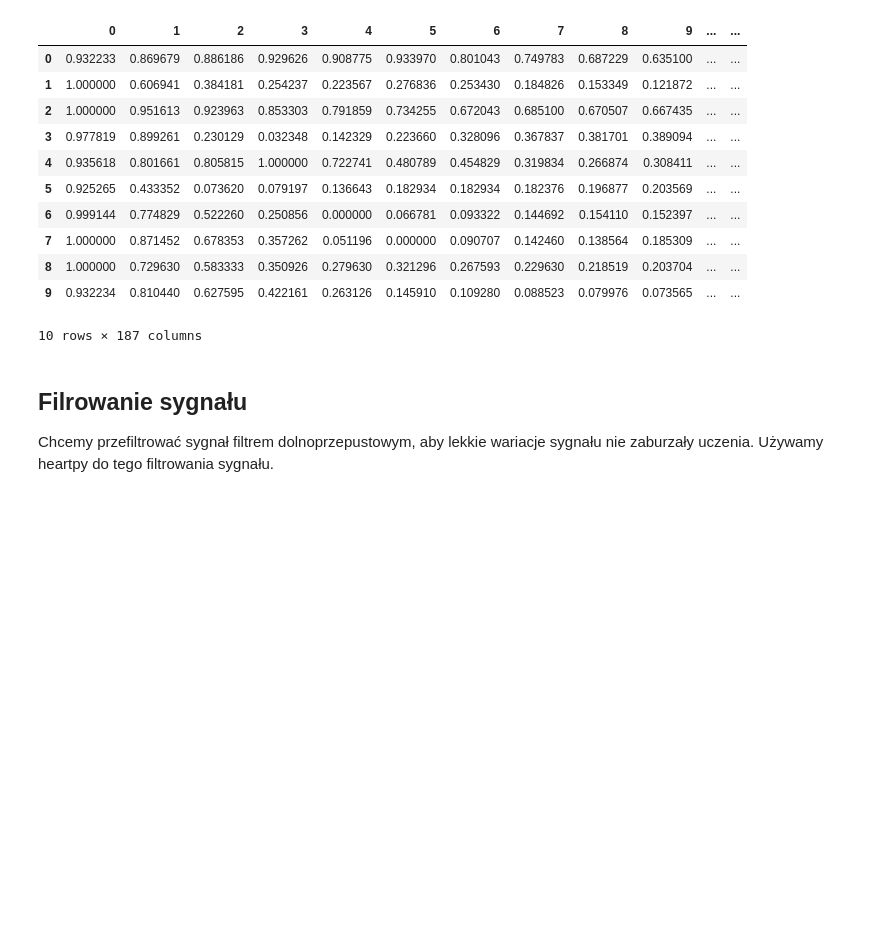
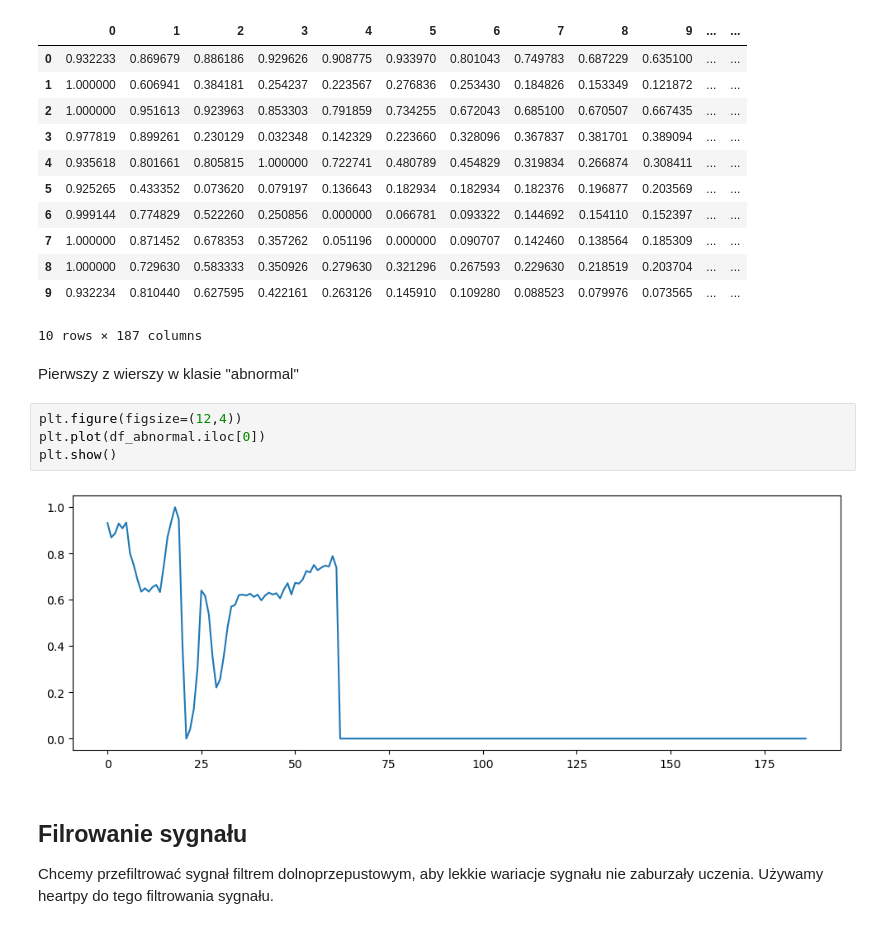
Before and after one commit to bartekbiz/ECD-Anomaly-Detection-Model, a Jupyter notebook: notebooks/ECD-Anomaly-Detection.ipynb, the cells around one changed output. Saved outputs shown, nothing was run; the diff lists cells and outputs as text; blank space fills up the shorter version.

```diff
--- a/notebooks/ECD-Anomaly-Detection.ipynb
+++ b/notebooks/ECD-Anomaly-Detection.ipynb
@@ -81,6 +97,14 @@ df_abnormal.head(10)
 | 8 | 1.000000 | 0.729630 | 0.583333 | 0.350926 | 0.279630 | 0.321296 | 0.267593 | 0.229630 | 0.218519 | 0.203704 | ... | ... |
 | 9 | 0.932234 | 0.810440 | 0.627595 | 0.422161 | 0.263126 | 0.145910 | 0.109280 | 0.088523 | 0.079976 | 0.073565 | ... | ... |
 10 rows × 187 columns
+# %% [markdown]
+Pierwszy z wierszy w klasie "abnormal"
+# %%
+plt.figure(figsize=(12,4))
+plt.plot(df_abnormal.iloc[0])
+plt.show()
+# %% [output]
+[figure, added]
 # %% [markdown]
 ## Filrowanie sygnału
 Chcemy przefiltrować sygnał filtrem dolnoprzepustowym, aby lekkie wariacje sygnału nie zaburzały uczenia. Używamy heartpy do tego filtrowania sygnału.
```
Also changed, not shown: parts of 24 cells of this notebook.
